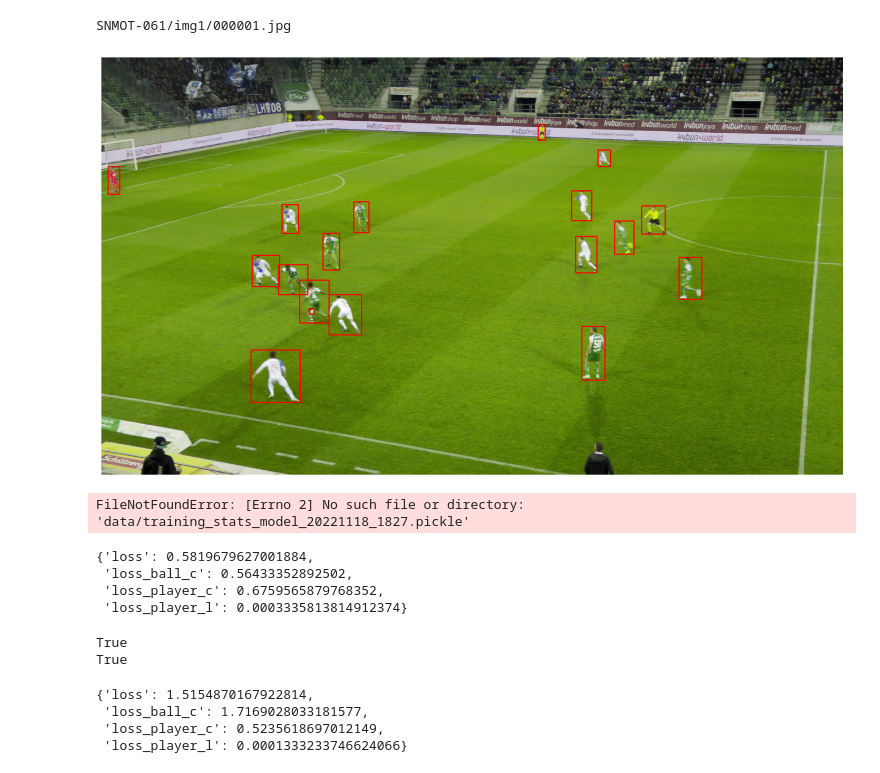
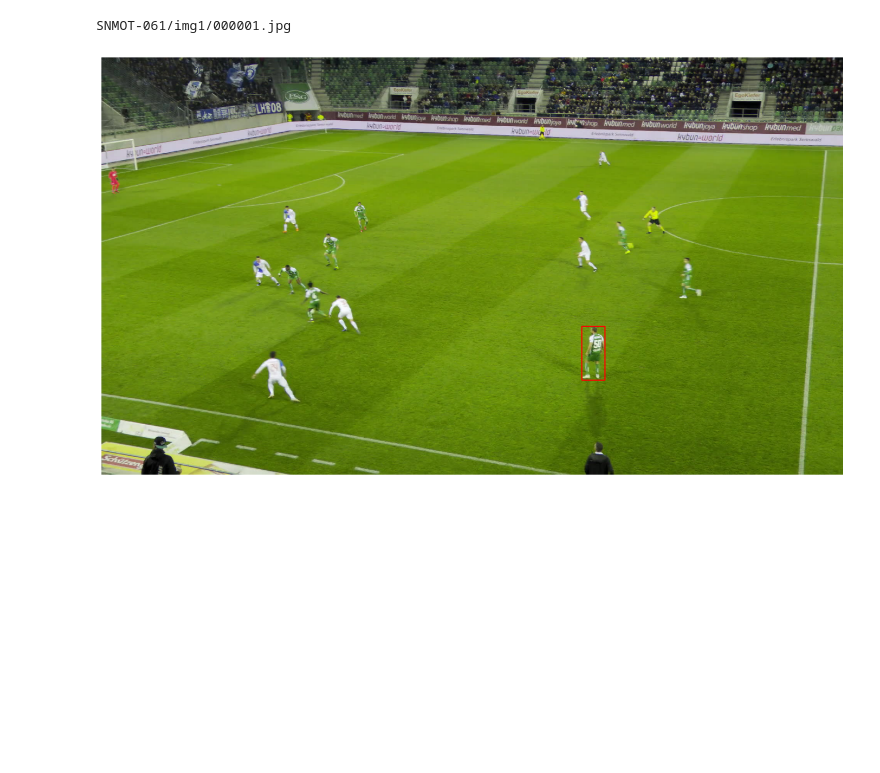
Before and after one commit to A-NGJ/deeplearning2022-footandball, a Jupyter notebook: helper.ipynb, the cells around one changed output. Saved outputs shown, nothing was run; the diff lists cells and outputs as text; code cells hidden in the pictures; blank space fills up the shorter version.

```diff
--- a/helper.ipynb
+++ b/helper.ipynb
@@ -16,8 +7,0 @@ FileNotFoundError: [Errno 2] No such file or directory: 'data/bmvc17/annotation_
-# %%
-
-img = cv2.imread(f"data/bmvc17/DataSet_001/0186.jpg")
-img = image.draw_bboxes(img, annotations, image.Color.RED)
-plt.figure(figsize=(20, 10))
-plt.imshow(img)
-plt.axis("off")
-plt.show()
@@ -52,37 +13,15 @@ sn.image_list
 # %%
 for img_path, ann in zip(sn.image_list, sn.gt):
     print(img_path)
     img = cv2.imread(soccer_net_path + img_path)
     img = cv2.cvtColor(img, cv2.COLOR_BGR2RGB)
-    img = image.draw_bboxes(img, ann, image.Color.RED)
+    img = image.draw_bboxes(img, np.array([ann[-2]]), image.Color.RED)
 
     plt.figure(figsize=(20, 10))
     plt.imshow(img)
     plt.axis("off")
     plt.show()
     break
 # %% [output]
 SNMOT-061/img1/000001.jpg
-[figure, old version]
+[figure, new version]
-# %%
-import pickle
-
-with open("data/training_stats_model_20221118_1827.pickle", "rb") as rfile:
-    data = pickle.load(rfile)
-# %% [output]
-FileNotFoundError: [Errno 2] No such file or directory: 'data/training_stats_model_20221118_1827.pickle'
-# %%
-data["train"][-1]
-# %% [output]
-{'loss': 0.5819679627001884,
- 'loss_ball_c': 0.56433352892502,
- 'loss_player_c': 0.6759565879768352,
- 'loss_player_l': 0.0003335813814912374}
-# %%
-import torch
-
-print(torch.backends.mps.is_available())
-print(torch.backends.mps.is_built())
-# %% [output]
-True
-True
@@ -94,7 +27,0 @@ with open("runs/train/20221123_2305/training_stats.pickle", "rb") as rfile:
-# %%
-data["train"][-1]
-# %% [output]
-{'loss': 1.5154870167922814,
- 'loss_ball_c': 1.7169028033181577,
- 'loss_player_c': 0.5235618697012149,
- 'loss_player_l': 0.0001333233746624066}
```
Also changed, not shown: parts of 6 cells of this notebook, 5 other files.
